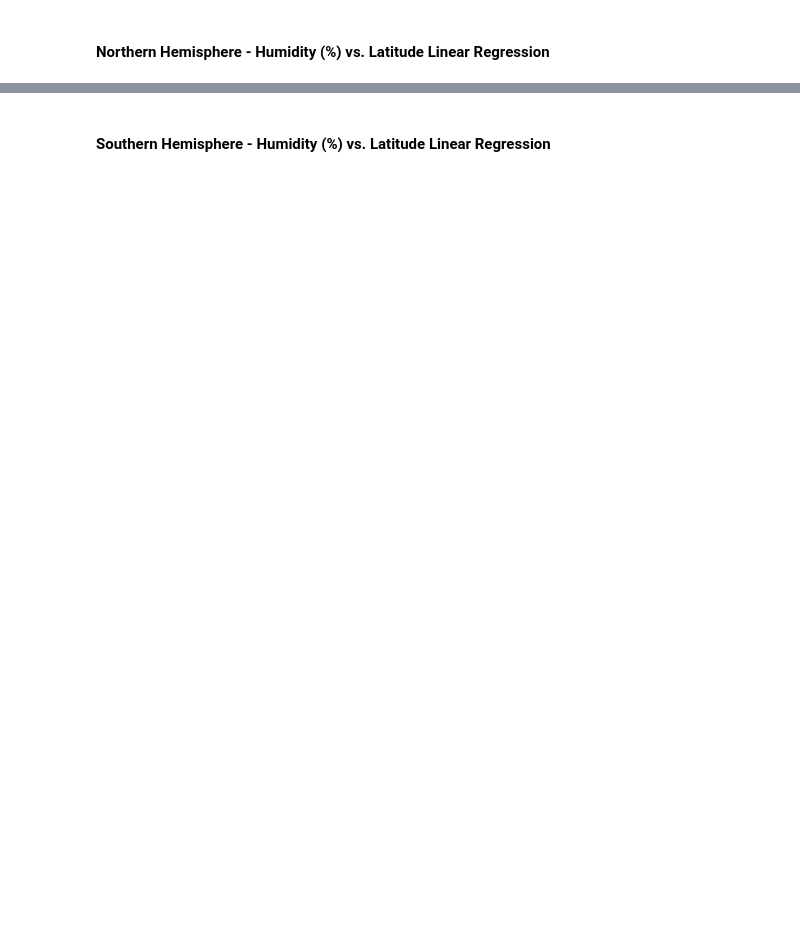
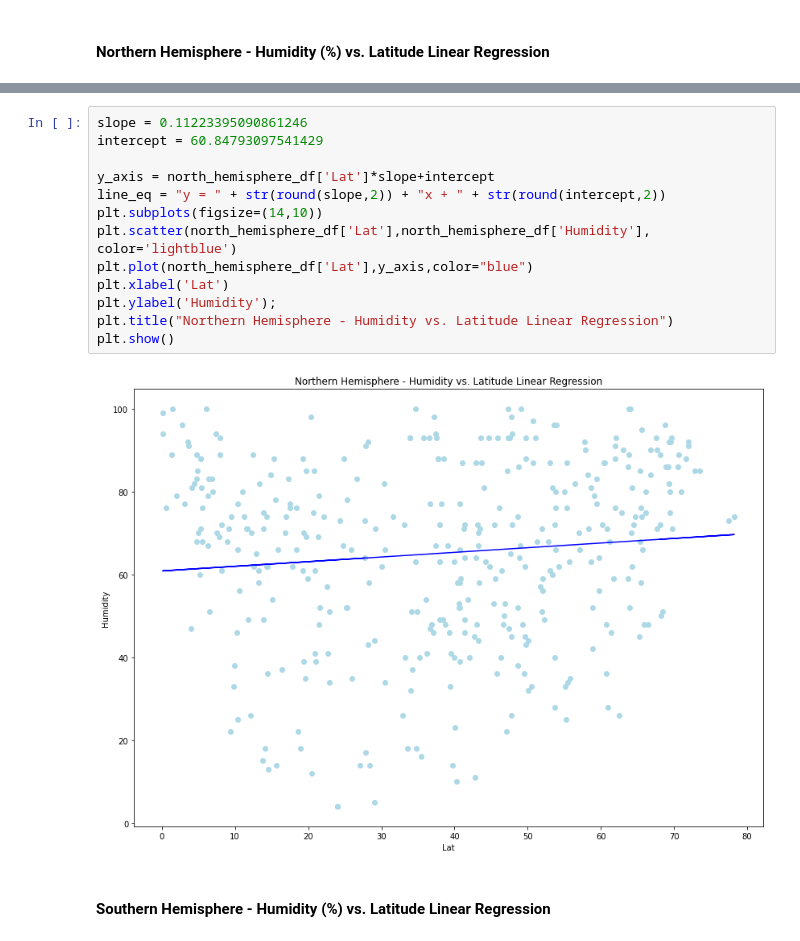
Before and after one commit to Carly-Jane/Python_API_Homework_Carly_Wieland, a Jupyter notebook: starter_code/WeatherPy.ipynb, the cells around one changed output, grey strips where cells are left out. Drawn from its saved outputs; the diff is of its cells as text; blank space fills up the shorter version.

```diff
--- a/starter_code/WeatherPy.ipynb
+++ b/starter_code/WeatherPy.ipynb
@@ -215,2 +376,17 @@ Text(0.5, 1.0, 'Latitude vs Wind Speed')
+# %%
+slope = 0.11223395090861246
+intercept = 60.84793097541429
+
+y_axis = north_hemisphere_df['Lat']*slope+intercept
+line_eq = "y = " + str(round(slope,2)) + "x + " + str(round(intercept,2))
+plt.subplots(figsize=(14,10))
+plt.scatter(north_hemisphere_df['Lat'],north_hemisphere_df['Humidity'], color='lightblue')
+plt.plot(north_hemisphere_df['Lat'],y_axis,color="blue")
+plt.xlabel('Lat')
+plt.ylabel('Humidity');
+plt.title("Northern Hemisphere - Humidity vs. Latitude Linear Regression")
+plt.show()
+# %% [output]
+[figure, added]
 # %% [markdown]
 ####  Southern Hemisphere - Humidity (%) vs. Latitude Linear Regression
```
Also changed, not shown: parts of 24 cells of this notebook, 1 other file.
